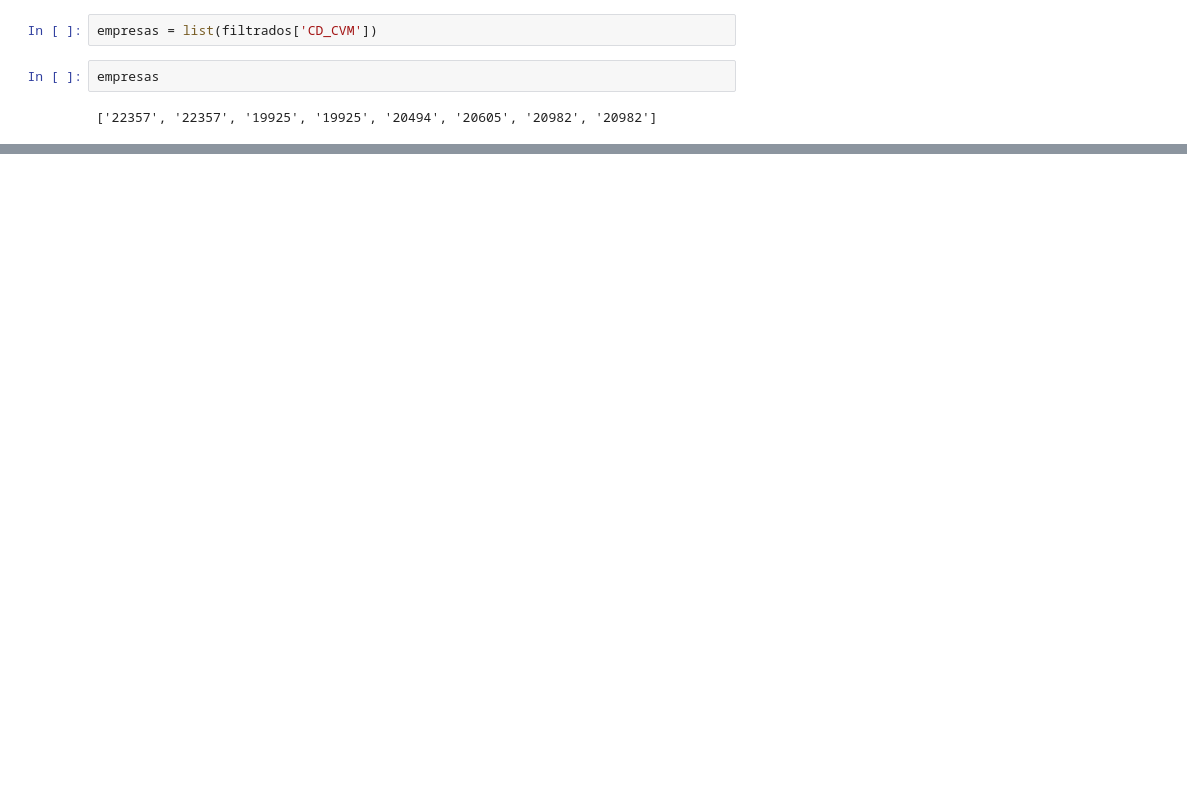
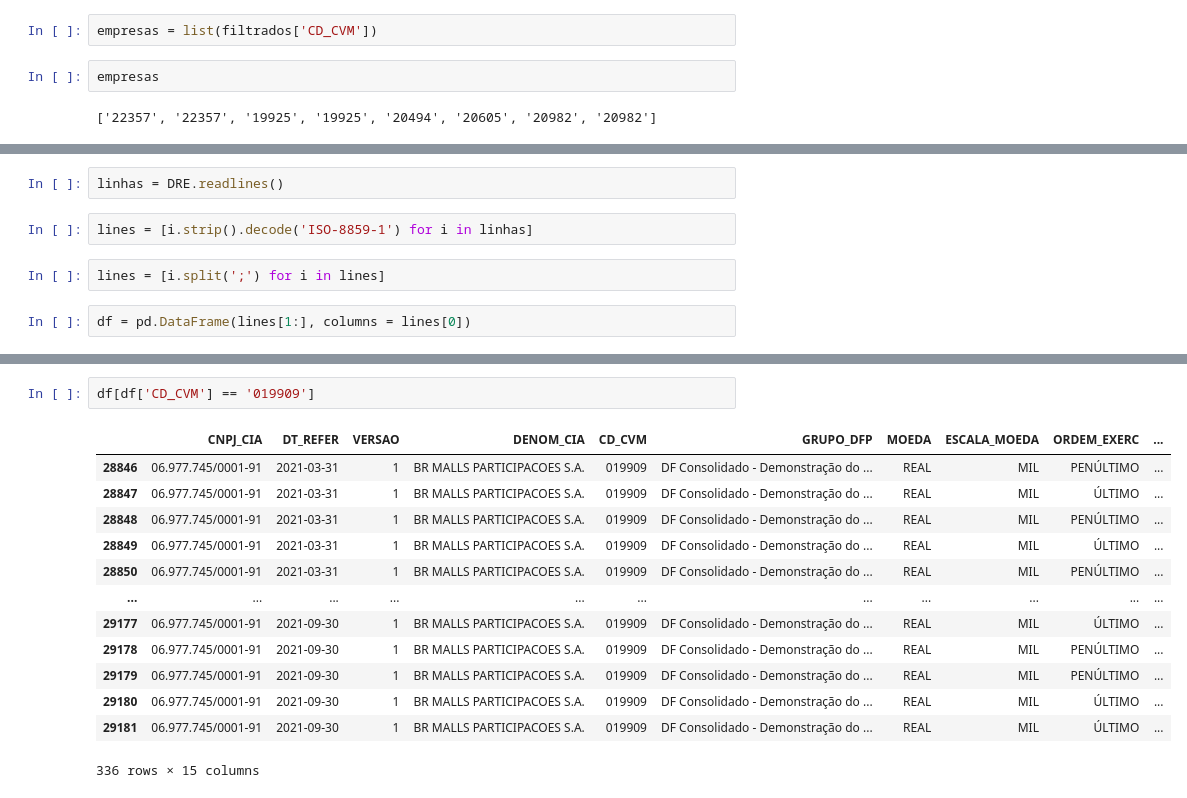
Before and after one commit to Akirahori/Mercado-Financeiro, a Jupyter notebook: Mód_7 - Análise Fundamentalista.ipynb, the cells around one changed output, grey strips where cells are left out. Cells and saved outputs as stored; diff of their text form; blank space fills up the shorter version.

```diff
--- a/Mód_7 - Análise Fundamentalista.ipynb
+++ b/Mód_7 - Análise Fundamentalista.ipynb
@@ -93,0 +123,8 @@ empresas
+# %%
+linhas = DRE.readlines()
+# %%
+lines = [i.strip().decode('ISO-8859-1') for i in linhas]
+# %%
+lines = [i.split(';') for i in lines]
+# %%
+df = pd.DataFrame(lines[1:], columns = lines[0])
@@ -93,0 +138,16 @@ empresas
+# %%
+df[df['CD_CVM'] == '019909']
+# %% [output]
+|  | CNPJ_CIA | DT_REFER | VERSAO | DENOM_CIA | CD_CVM | GRUPO_DFP | MOEDA | ESCALA_MOEDA | ORDEM_EXERC | ... |
+| 28846 | 06.977.745/0001-91 | 2021-03-31 | 1 | BR MALLS PARTICIPACOES S.A. | 019909 | DF Consolidado - Demonstração do ... | REAL | MIL | PENÚLTIMO | ... |
+| 28847 | 06.977.745/0001-91 | 2021-03-31 | 1 | BR MALLS PARTICIPACOES S.A. | 019909 | DF Consolidado - Demonstração do ... | REAL | MIL | ÚLTIMO | ... |
+| 28848 | 06.977.745/0001-91 | 2021-03-31 | 1 | BR MALLS PARTICIPACOES S.A. | 019909 | DF Consolidado - Demonstração do ... | REAL | MIL | PENÚLTIMO | ... |
+| 28849 | 06.977.745/0001-91 | 2021-03-31 | 1 | BR MALLS PARTICIPACOES S.A. | 019909 | DF Consolidado - Demonstração do ... | REAL | MIL | ÚLTIMO | ... |
+| 28850 | 06.977.745/0001-91 | 2021-03-31 | 1 | BR MALLS PARTICIPACOES S.A. | 019909 | DF Consolidado - Demonstração do ... | REAL | MIL | PENÚLTIMO | ... |
+| ... | ... | ... | ... | ... | ... | ... | ... | ... | ... | ... |
+| 29177 | 06.977.745/0001-91 | 2021-09-30 | 1 | BR MALLS PARTICIPACOES S.A. | 019909 | DF Consolidado - Demonstração do ... | REAL | MIL | ÚLTIMO | ... |
+| 29178 | 06.977.745/0001-91 | 2021-09-30 | 1 | BR MALLS PARTICIPACOES S.A. | 019909 | DF Consolidado - Demonstração do ... | REAL | MIL | PENÚLTIMO | ... |
+| 29179 | 06.977.745/0001-91 | 2021-09-30 | 1 | BR MALLS PARTICIPACOES S.A. | 019909 | DF Consolidado - Demonstração do ... | REAL | MIL | PENÚLTIMO | ... |
+| 29180 | 06.977.745/0001-91 | 2021-09-30 | 1 | BR MALLS PARTICIPACOES S.A. | 019909 | DF Consolidado - Demonstração do ... | REAL | MIL | ÚLTIMO | ... |
+| 29181 | 06.977.745/0001-91 | 2021-09-30 | 1 | BR MALLS PARTICIPACOES S.A. | 019909 | DF Consolidado - Demonstração do ... | REAL | MIL | ÚLTIMO | ... |
+336 rows × 15 columns
```
Also changed, not shown: parts of 36 cells of this notebook.
